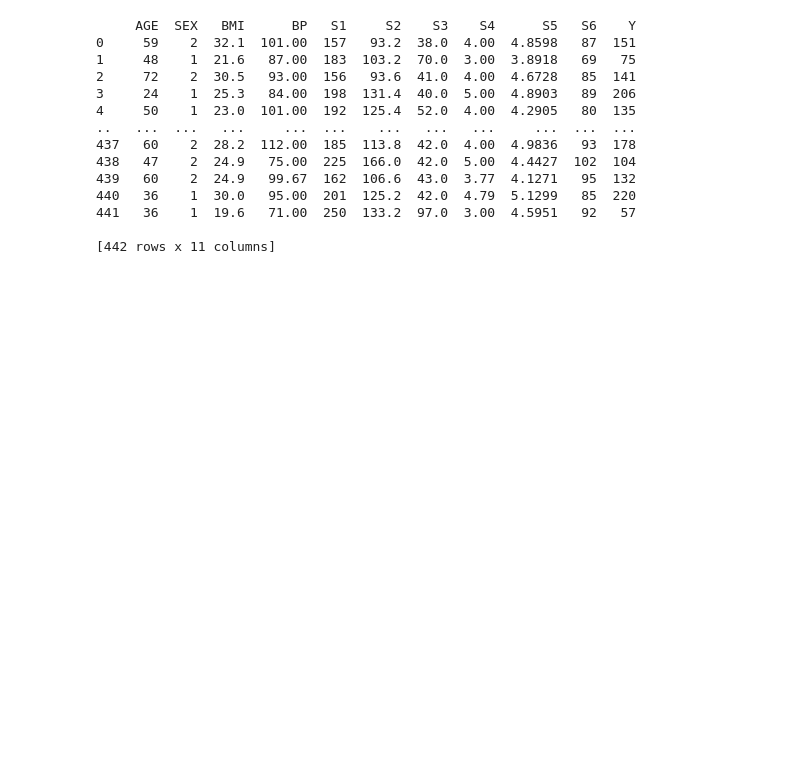
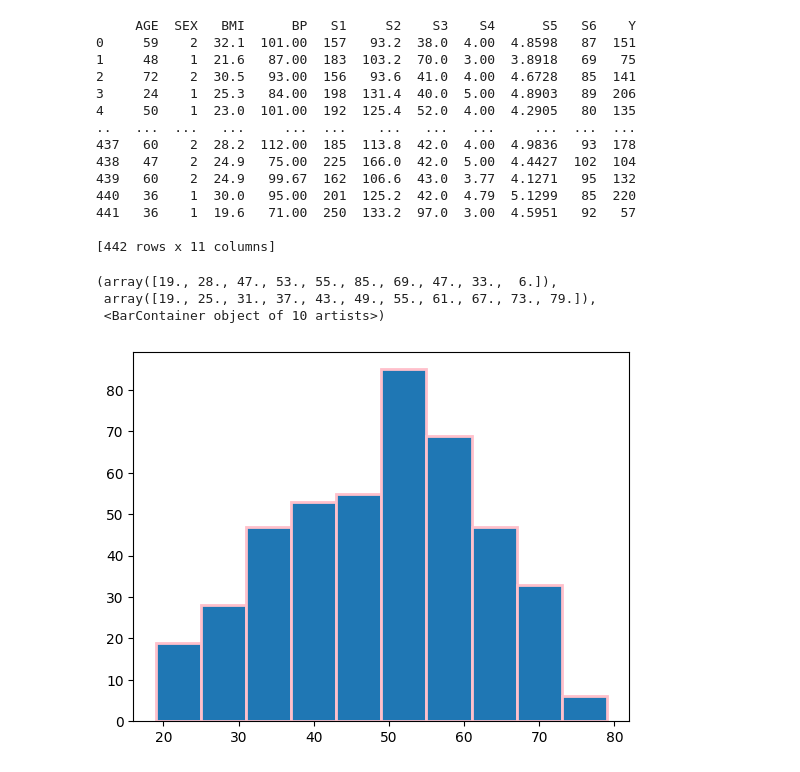
Before and after one commit to chaehee-Jin/-AWS--Python, a Jupyter notebook: Day24_diabetes.ipynb, the cells around one changed output. Cells and saved outputs as stored; diff of their text form; code cells hidden in the pictures; blank space fills up the shorter version.

```diff
--- a/Day24_diabetes.ipynb
+++ b/Day24_diabetes.ipynb
@@ -21,5 +21,14 @@ print(pd_data)
 441   36    1  19.6   71.00  250  133.2  97.0  3.00  4.5951   92   57
 
 [442 rows x 11 columns]
+# %%
+_, axe =plt.subplots()
+#axe.plot(pd_data['BMI'])
+axe.hist(pd_data['AGE'], bins=10, edgecolor='pink', linewidth=2.0)
+# %% [output]
+(array([19., 28., 47., 53., 55., 85., 69., 47., 33.,  6.]),
+ array([19., 25., 31., 37., 43., 49., 55., 61., 67., 73., 79.]),
+ <BarContainer object of 10 artists>)
+[figure, added]
 # %%
 _, axe =plt.subplots()
```
Also changed, not shown: parts of 6 cells of this notebook, 3 other files.
